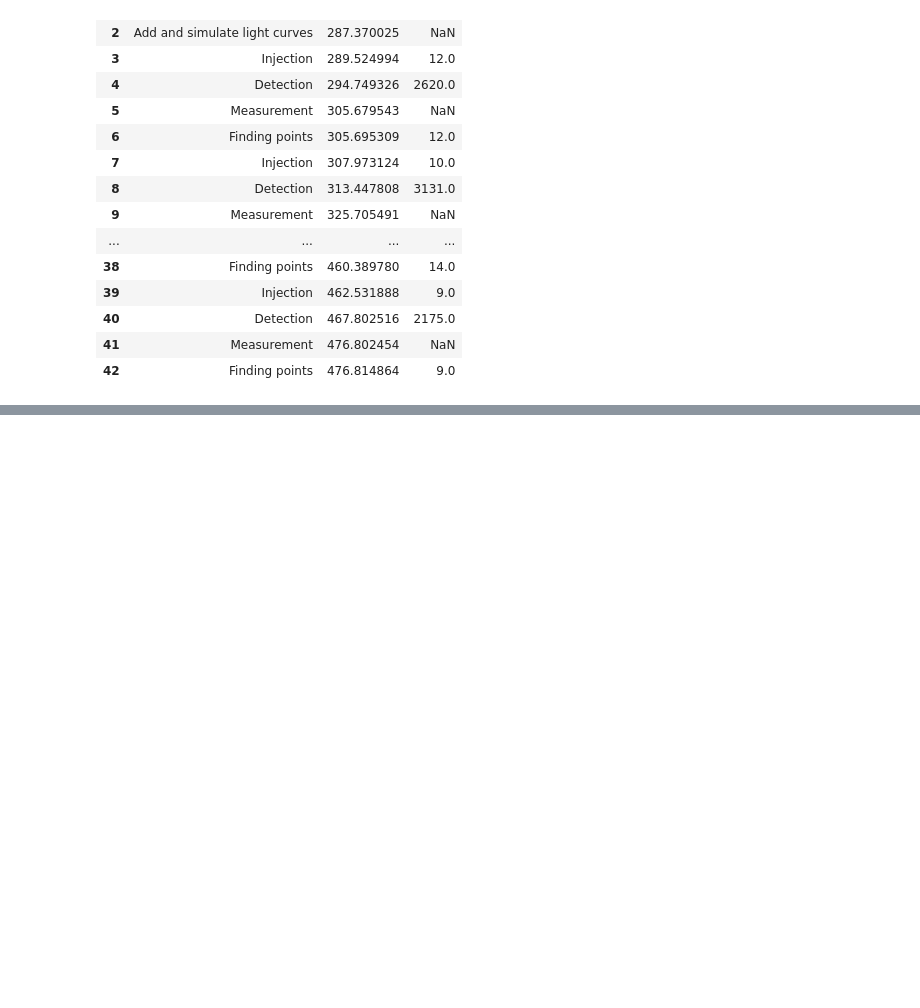
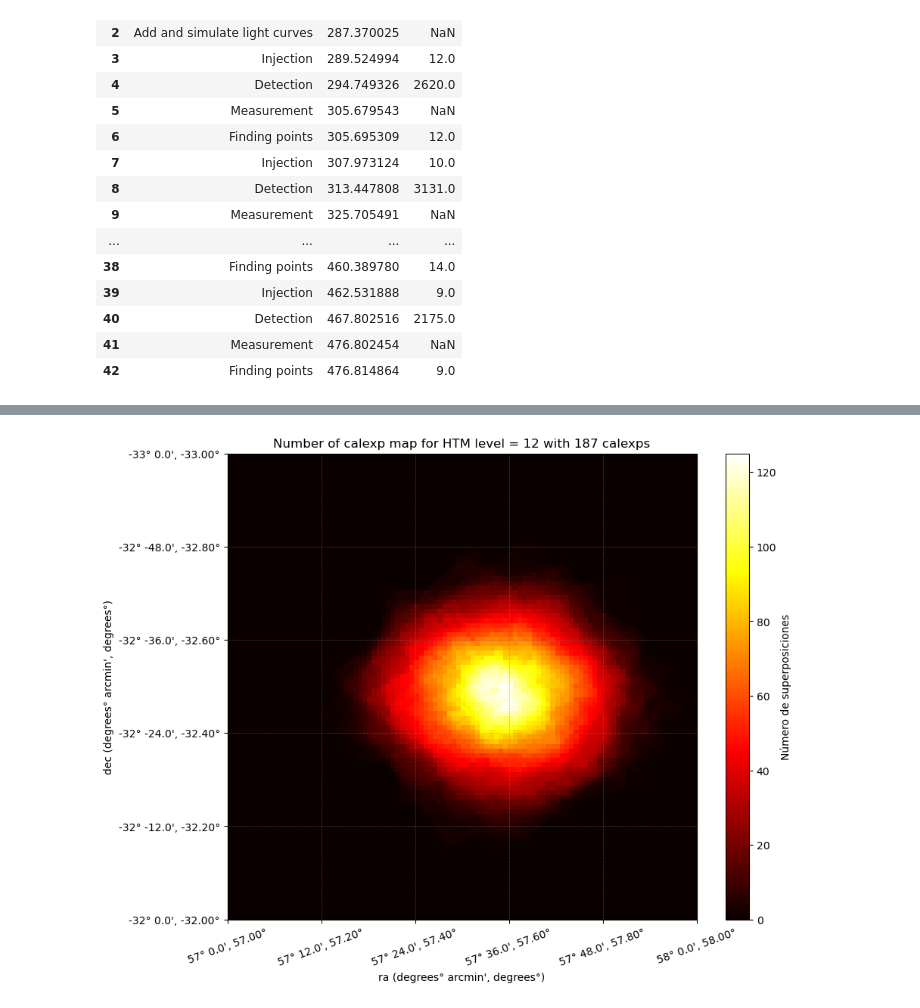
Before and after one commit to nowokaren/DP0_microlensing, a Jupyter notebook: check_results.ipynb, the cells around one changed output, grey strips where cells are left out. Cells and saved outputs as stored; diff of their text form; code cells hidden in the pictures; blank space fills up the shorter version.

```diff
--- a/check_results.ipynb
+++ b/check_results.ipynb
@@ -170,0 +174,34 @@ plt.show()
+# %%
+import matplotlib.pyplot as plt
+from matplotlib.ticker import FuncFormatter
+
+# Función para convertir grados a grados y minutos de arco
+def format_degrees_to_dms(x, pos):
+    degrees = int(x)
+    arcminutes = (x - degrees) * 60
+    return f'{degrees}° {arcminutes:.1f}\', {x:.2f}°'
+
+plt.figure(figsize=(10, 8))
+plt.imshow(
+    heatmap,
+    extent=(ra_values[0], ra_values[-1], dec_values[0], dec_values[-1]),
+    origin='lower',
+    aspect='auto',
+    cmap='hot'
+)
+plt.colorbar(label='Número de superposiciones')
+plt.ylabel('dec (degrees° arcmin\', degrees°)')
+plt.xlabel('ra (degrees° arcmin\', degrees°)')  # Etiqueta del eje Y
+plt.xticks(rotation=20)  # Rotar los ticks del eje X
+
+# Formatear el eje y (Dec) para mostrar grados, minutos y grados decimales
+plt.gca().yaxis.set_major_formatter(FuncFormatter(format_degrees_to_dms))
+plt.gca().xaxis.set_major_formatter(FuncFormatter(format_degrees_to_dms))
+
+plt.xlim(57, 58)
+plt.ylim(-32, -33)
+plt.title(f'Number of calexp map for HTM level = {lvl} with {len(process.calexp_dataIds)} calexps')
+plt.grid(True, linestyle=':', color='gray', linewidth=0.5)
+plt.savefig("calexps_overlap_lvl12.png", bbox_inches='tight')
+# %% [output]
+[figure, added]
```
Also changed, not shown: parts of 2 cells of this notebook, 9 other files.
